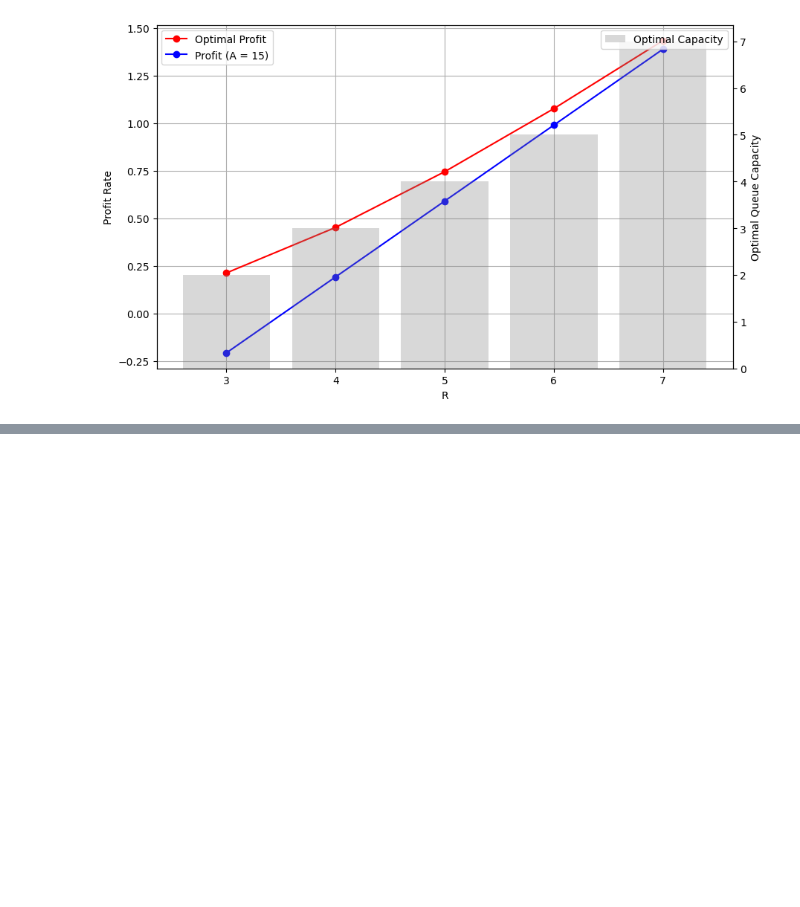
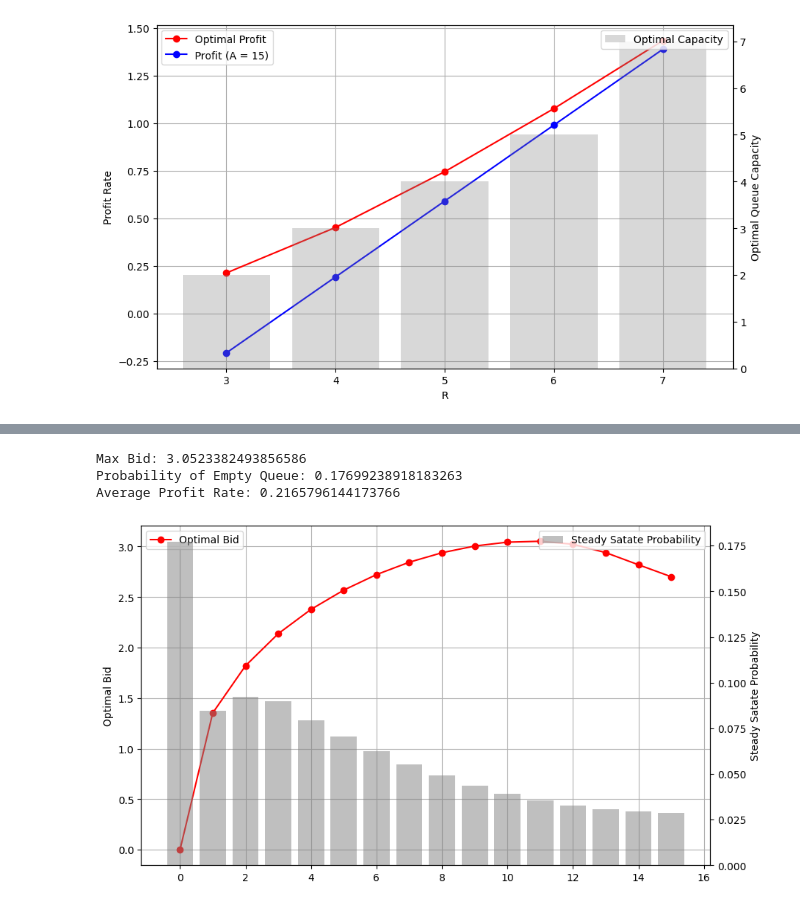
Before and after one commit to M1ngX/BUSS3627-Project, a Jupyter notebook: project.ipynb, the cells around one changed output, grey strips where cells are left out. Saved outputs shown, nothing was run; the diff lists cells and outputs as text; code cells hidden in the pictures; blank space fills up the shorter version.

```diff
--- a/project.ipynb
+++ b/project.ipynb
@@ -337,0 +426,9 @@ sensivity_analysis(r_list, param_name, max_A)
+# %%
+# Using a normal distribution for array_s with a smaller mean
+array_s = np.concatenate([np.array([0]), stats.norm.pdf(np.arange(A), loc=A / 10, scale=1)])
+base_case_analysis(array_s, r, mu, c, lam, A, gamma)
+# %% [output]
+Max Bid: 3.0523382493856586
+Probability of Empty Queue: 0.17699238918183263
+Average Profit Rate: 0.2165796144173766
+[figure, added]
```
Also changed, not shown: parts of 12 cells of this notebook, 1 other file.
